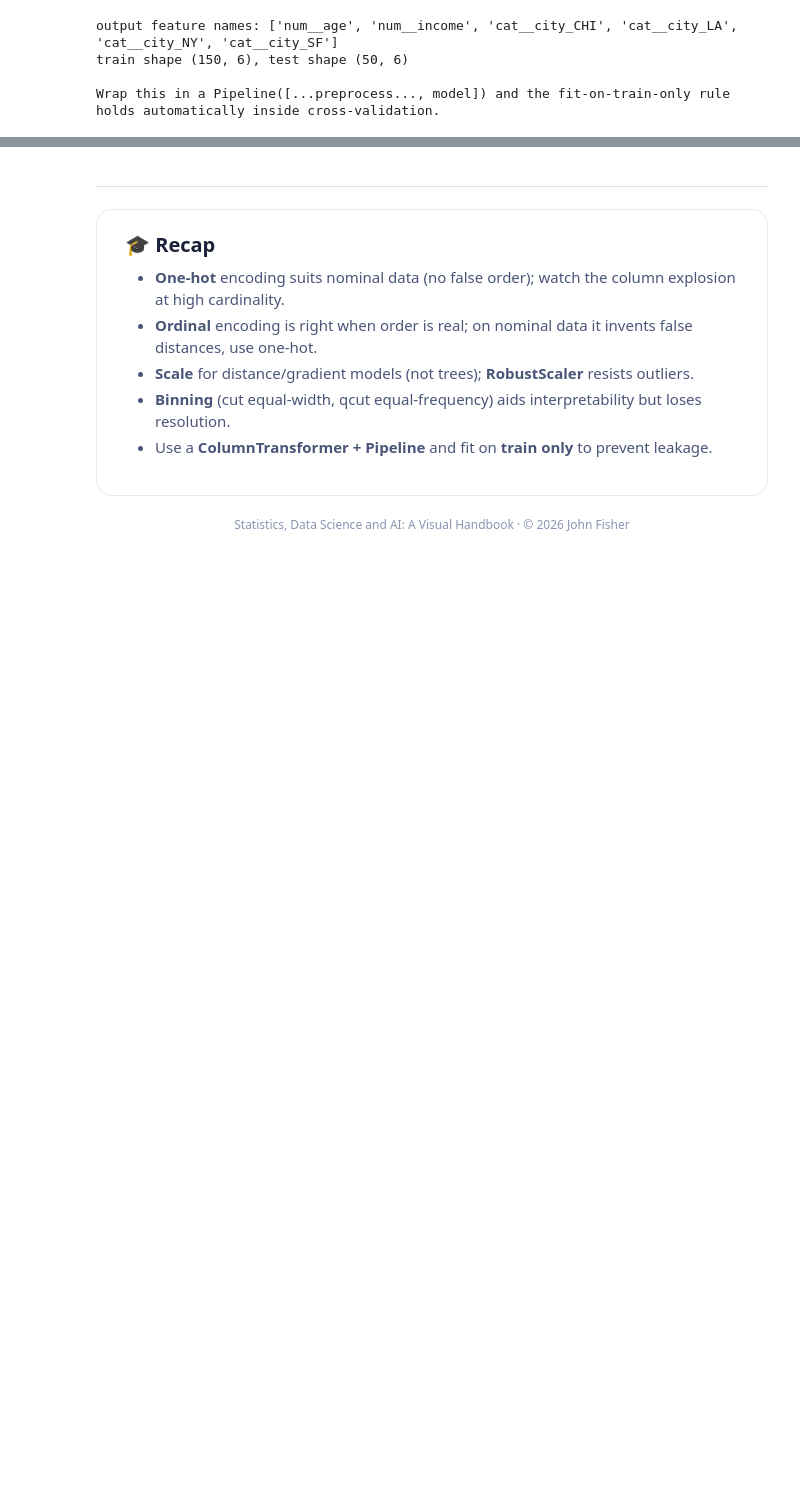
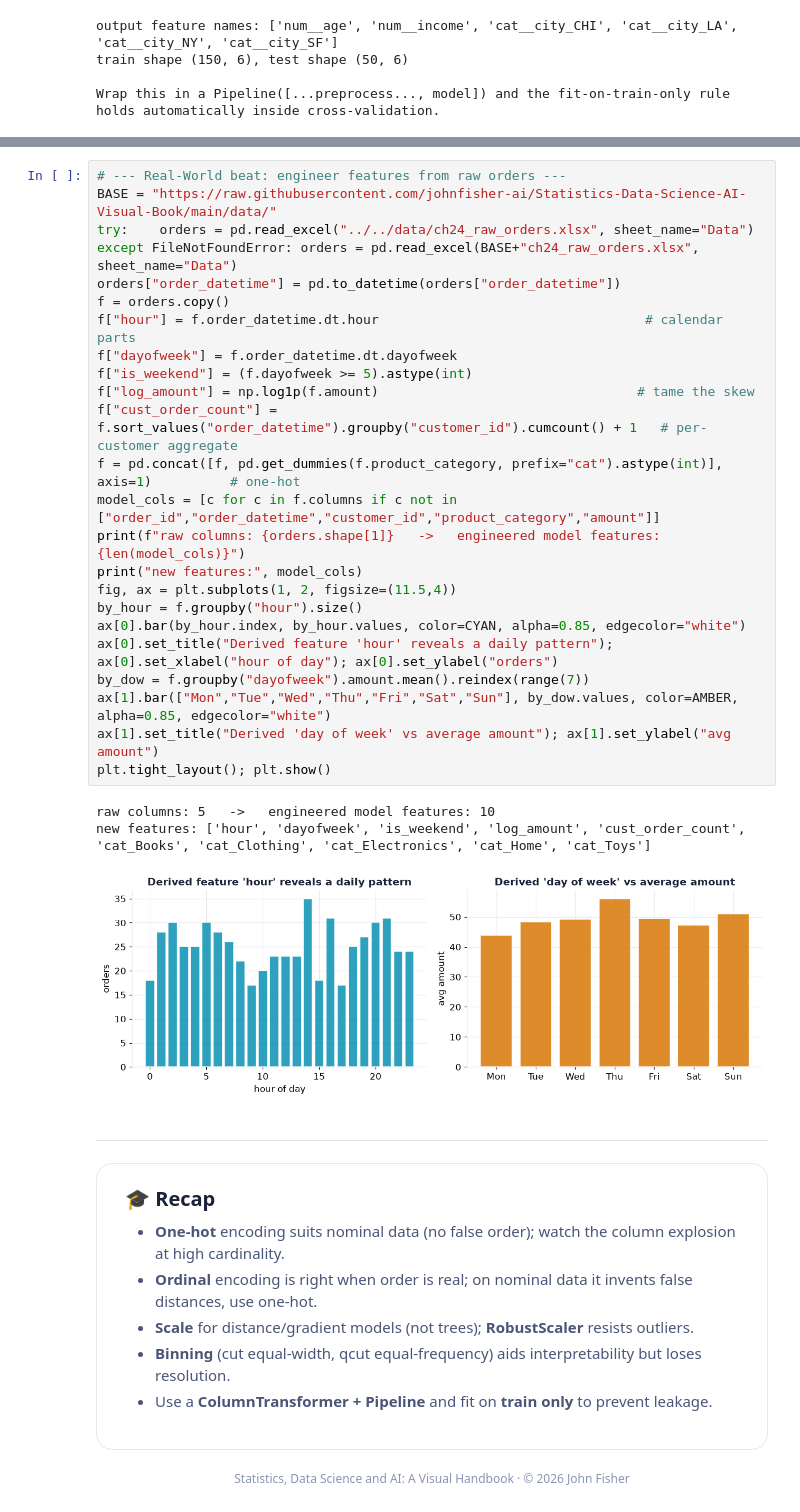
Before and after one commit to johnfisher-ai/Statistics-Data-Science-AI-Visual-Book, a Jupyter notebook: chapters/notebooks/ch24_feature_engineering.ipynb, the cells around one changed output, grey strips where cells are left out. Drawn from its saved outputs; the diff is of its cells as text; blank space fills up the shorter version.

```diff
--- a/chapters/notebooks/ch24_feature_engineering.ipynb
+++ b/chapters/notebooks/ch24_feature_engineering.ipynb
@@ -190,3 +193,31 @@ Wrap this in a Pipeline([...preprocess..., model]) and the fit-on-train-only rul
+# %%
+# --- Real-World beat: engineer features from raw orders ---
+BASE = "https://raw.githubusercontent.com/johnfisher-ai/Statistics-Data-Science-AI-Visual-Book/main/data/"
+try:    orders = pd.read_excel("../../data/ch24_raw_orders.xlsx", sheet_name="Data")
+except FileNotFoundError: orders = pd.read_excel(BASE+"ch24_raw_orders.xlsx", sheet_name="Data")
+orders["order_datetime"] = pd.to_datetime(orders["order_datetime"])
+f = orders.copy()
+f["hour"] = f.order_datetime.dt.hour                                  # calendar parts
+f["dayofweek"] = f.order_datetime.dt.dayofweek
+f["is_weekend"] = (f.dayofweek >= 5).astype(int)
+f["log_amount"] = np.log1p(f.amount)                                 # tame the skew
+f["cust_order_count"] = f.sort_values("order_datetime").groupby("customer_id").cumcount() + 1   # per-customer aggregate
+f = pd.concat([f, pd.get_dummies(f.product_category, prefix="cat").astype(int)], axis=1)          # one-hot
+model_cols = [c for c in f.columns if c not in ["order_id","order_datetime","customer_id","product_category","amount"]]
+print(f"raw columns: {orders.shape[1]}   ->   engineered model features: {len(model_cols)}")
+print("new features:", model_cols)
+fig, ax = plt.subplots(1, 2, figsize=(11.5,4))
+by_hour = f.groupby("hour").size()
+ax[0].bar(by_hour.index, by_hour.values, color=CYAN, alpha=0.85, edgecolor="white")
+ax[0].set_title("Derived feature 'hour' reveals a daily pattern"); ax[0].set_xlabel("hour of day"); ax[0].set_ylabel("orders")
+by_dow = f.groupby("dayofweek").amount.mean().reindex(range(7))
+ax[1].bar(["Mon","Tue","Wed","Thu","Fri","Sat","Sun"], by_dow.values, color=AMBER, alpha=0.85, edgecolor="white")
+ax[1].set_title("Derived 'day of week' vs average amount"); ax[1].set_ylabel("avg amount")
+plt.tight_layout(); plt.show()
+# %% [output]
+raw columns: 5   ->   engineered model features: 10
+new features: ['hour', 'dayofweek', 'is_weekend', 'log_amount', 'cust_order_count', 'cat_Books', 'cat_Clothing', 'cat_Electronics', 'cat_Home', 'cat_Toys']
+[figure, added]
 # %% [markdown]
 ---
 <div style="background:#ffffff;border:1px solid #e6e9f2;border-radius:16px;padding:24px 28px;font-family:Inter,sans-serif;box-shadow:0 8px 30px rgba(20,30,80,0.05)">
```
Also changed, not shown: parts of 1 cell of this notebook, 3 other files.
